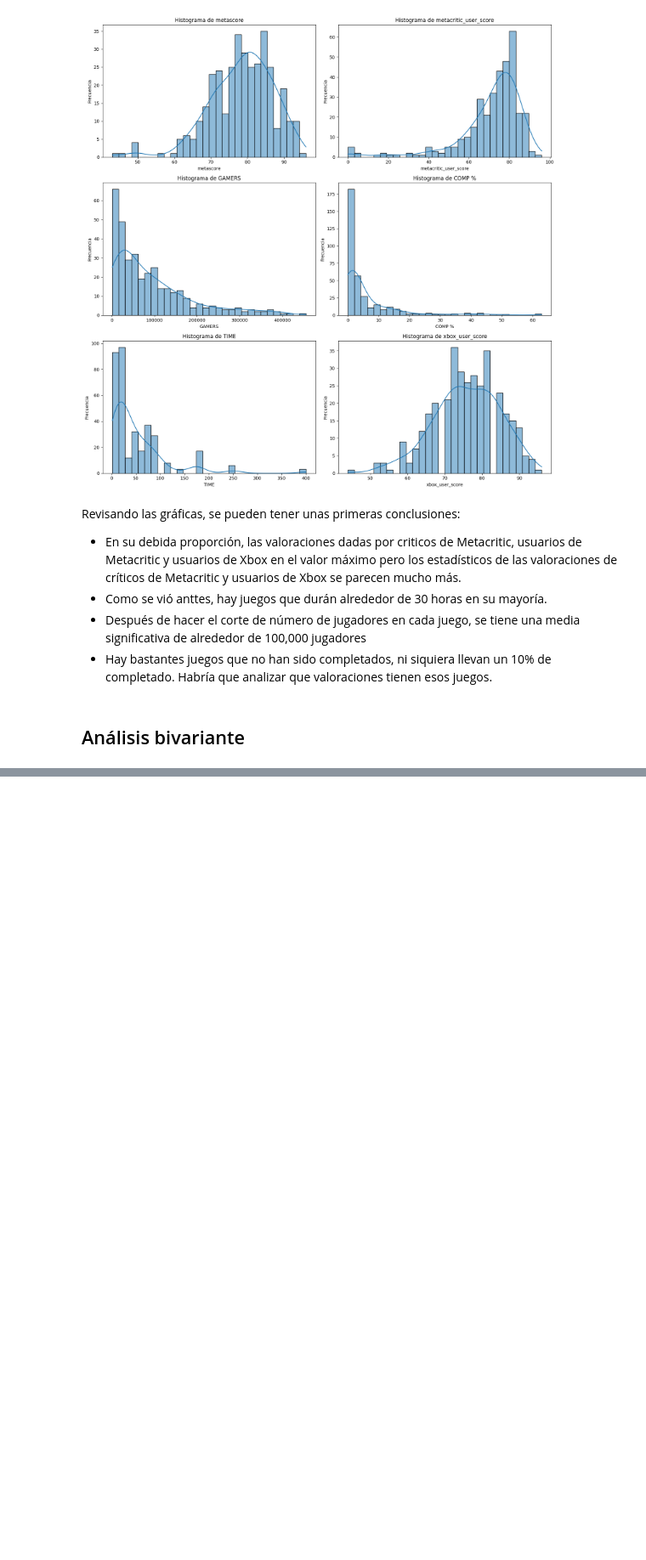
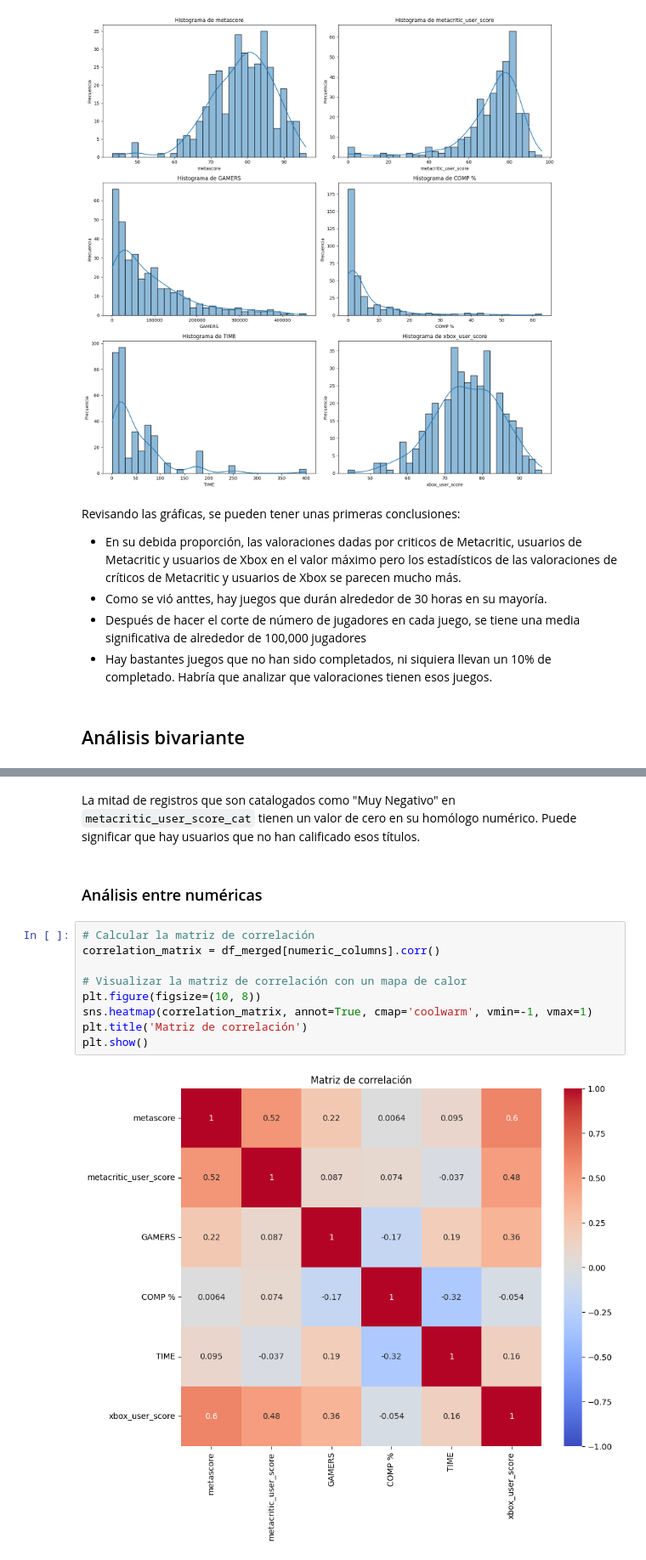
Before and after one commit to RisaacSBolivar/EDA_AprovechamientoXboxGP, a Jupyter notebook: src/notebooks/analisis.ipynb, the cells around one changed output, grey strips where cells are left out. Shown at 85% size. Drawn from its saved outputs; the diff is of its cells as text; blank space fills up the shorter version.

```diff
--- a/src/notebooks/analisis.ipynb
+++ b/src/notebooks/analisis.ipynb
@@ -451,0 +518,15 @@ Revisando las gráficas, se pueden tener unas primeras conclusiones:
+# %% [markdown]
+La mitad de registros que son catalogados como "Muy Negativo" en `metacritic_user_score_cat`  tienen un valor de cero en su homólogo numérico. Puede significar que hay usuarios que no han  calificado esos títulos.
+# %% [markdown]
+### Análisis entre numéricas
+# %%
+# Calcular la matriz de correlación
+correlation_matrix = df_merged[numeric_columns].corr()
+
+# Visualizar la matriz de correlación con un mapa de calor
+plt.figure(figsize=(10, 8))
+sns.heatmap(correlation_matrix, annot=True, cmap='coolwarm', vmin=-1, vmax=1)
+plt.title('Matriz de correlación')
+plt.show()
+# %% [output]
+[figure, added]
```
Also changed, not shown: parts of 11 cells of this notebook, 2 other files.
